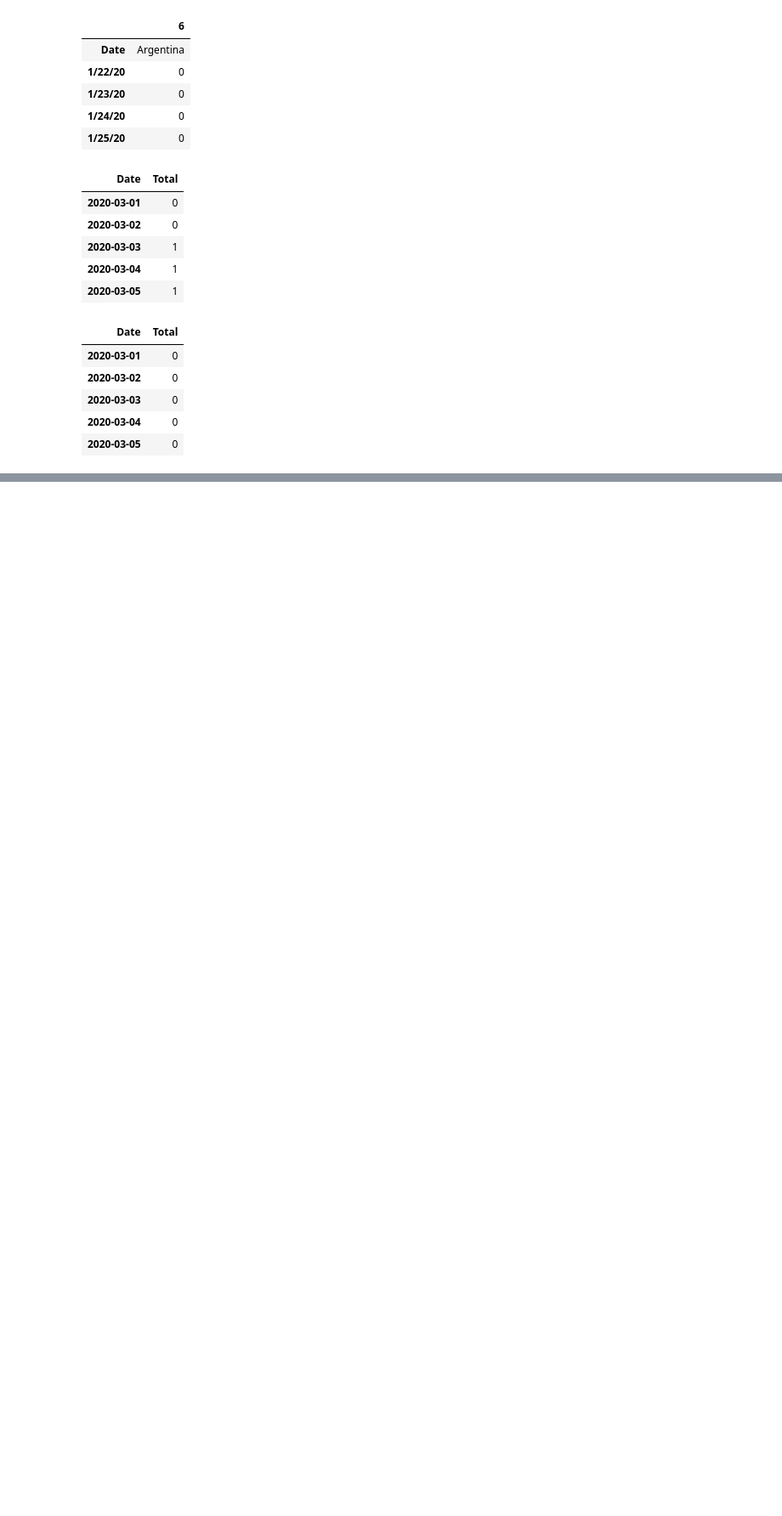
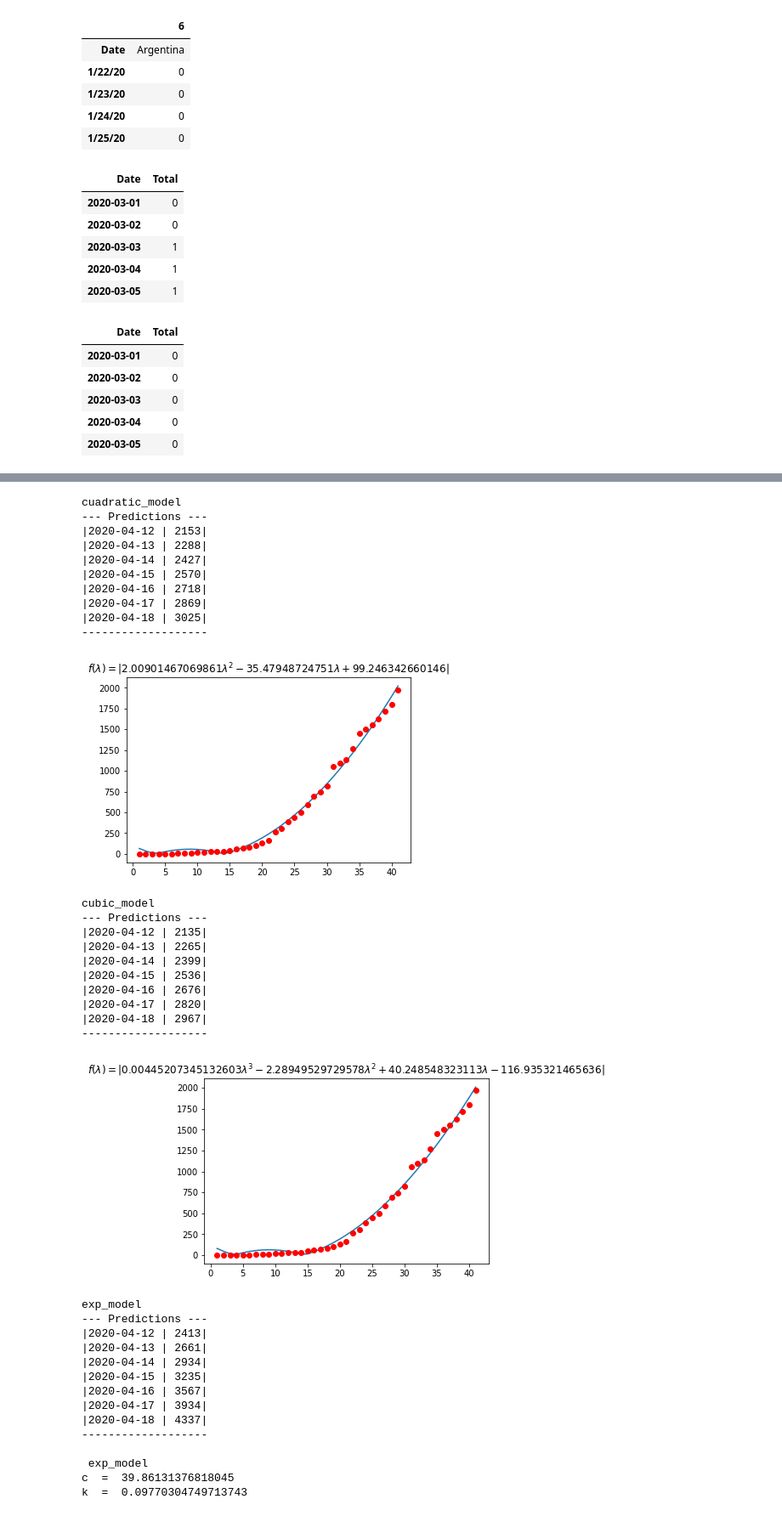
Before and after one commit to lprone/coronavirus, a Jupyter notebook: coronavirus-argentina.ipynb, the cells around one changed output, grey strips where cells are left out. Shown at 85% size. Saved outputs shown, nothing was run; the diff lists cells and outputs as text; code cells hidden in the pictures; blank space fills up the shorter version.

```diff
--- a/coronavirus-argentina.ipynb
+++ b/coronavirus-argentina.ipynb
@@ -161,21 +207,25 @@ data_argentina.head()
+# %%
+# testing only (remove last row to check results)
+data_argentina.drop(data_argentina.tail(1).index,inplace=True)
 # %%
-def cuadratic_model(x, a, b, c):
-    return a*x**2 + b*x +c
+class Models:
+    def cuadratic_model(x, a, b, c):
+        return abs(a*x**2 + b*x +c)
 
-def cubic_model(x, a, b, c, d):
-    return a*x**3 + b*x**2 +c*x + d
+    def cubic_model(x, a, b, c, d):
+        return abs(a*x**3 + b*x**2 +c*x + d)
 
-def fourth_pow_model(x, a, b, c, d, e):
-    return a*x**4 + b*x**3 +c*x**2 + d*x + e
+    def fourth_pow_model(x, a, b, c, d, e):
+        return abs(a*x**4 + b*x**3 +c*x**2 + d*x + e)
 
-def fiveth_pow_model(x, a, b, c, d, e, f):
-    return a*x**5 + b*x**4 +c*x**3 + d*x**2 + e*x + f
+    def fiveth_pow_model(x, a, b, c, d, e, f):
+        return abs(a*x**5 + b*x**4 +c*x**3 + d*x**2 + e*x + f)
 
-def sixh_pow_model(x, a, b, c, d, e, f, g):
-    return a*x**6 + b*x**5 +c*x**4 + d*x**3 + e*x**2 + f*x + g
+    def sixh_pow_model(x, a, b, c, d, e, f, g):
+        return abs(a*x**6 + b*x**5 +c*x**4 + d*x**3 + e*x**2 + f*x + g)
 
-def exp_model(x, c, k):
-    return c * np.exp(k * x)
+    def exp_model(x, c, k):
+        return c * np.exp(k * x)
 # %%
 def formatPrediction(firstPredictionDay, day, prediction):
     formatedDate = str(firstPredictionDay + datetime.timedelta(days = day))[0:10]
@@ -192,13 +242,13 @@ def printPrediction(model, popt, x, y):
     print("-------------------")
 # %%
 def printFuncionParameters(model, popt):
-        print()
-        print(model.__name__)
+        print('\n', model.__name__)
         args = inspect.getfullargspec(model).args[1:]
         for arg, value in zip(args, popt):
             print( arg, " = ", value)
 
 def plotPrediction(model, popt, x, y):
+    plt.pyplot.figure()
     try:
         xs = sym.Symbol('\lambda')
         tex = sym.latex(model(xs,*popt)).replace('$', '')
@@ -208,6 +258,7 @@ def plotPrediction(model, popt, x, y):
 
     plt.pyplot.plot(x, model(x, *popt))
     plt.pyplot.plot(x, y, 'ro')
+    plt.pyplot.show()
 # %%
 def predictData(model, x, y):
     popt, _ = curve_fit(model, x, y)
@@ -297,0 +267,45 @@ k  =  0.1349956340177382
+# %%
+def isModel(methodName):
+    return not(methodName.startswith('__'))
+
+for methodName in dir(Models):
+    if(isModel(methodName)):
+        print(methodName)
+        predictData(getattr(Models, methodName), data_argentina.num_id, data_argentina.TotalConfirmedCases)
+# %% [output]
+cuadratic_model
+--- Predictions ---
+|2020-04-12 | 2153|
+|2020-04-13 | 2288|
+|2020-04-14 | 2427|
+|2020-04-15 | 2570|
+|2020-04-16 | 2718|
+|2020-04-17 | 2869|
+|2020-04-18 | 3025|
+-------------------
+[figure, added]
+cubic_model
+--- Predictions ---
+|2020-04-12 | 2135|
+|2020-04-13 | 2265|
+|2020-04-14 | 2399|
+|2020-04-15 | 2536|
+|2020-04-16 | 2676|
+|2020-04-17 | 2820|
+|2020-04-18 | 2967|
+-------------------
+[figure, added]
+exp_model
+--- Predictions ---
+|2020-04-12 | 2413|
+|2020-04-13 | 2661|
+|2020-04-14 | 2934|
+|2020-04-15 | 3235|
+|2020-04-16 | 3567|
+|2020-04-17 | 3934|
+|2020-04-18 | 4337|
+-------------------
+
+ exp_model
+c  =  39.86131376818045
+k  =  0.09770304749713743
```
Also changed, not shown: parts of 23 cells of this notebook, 8 other files.
